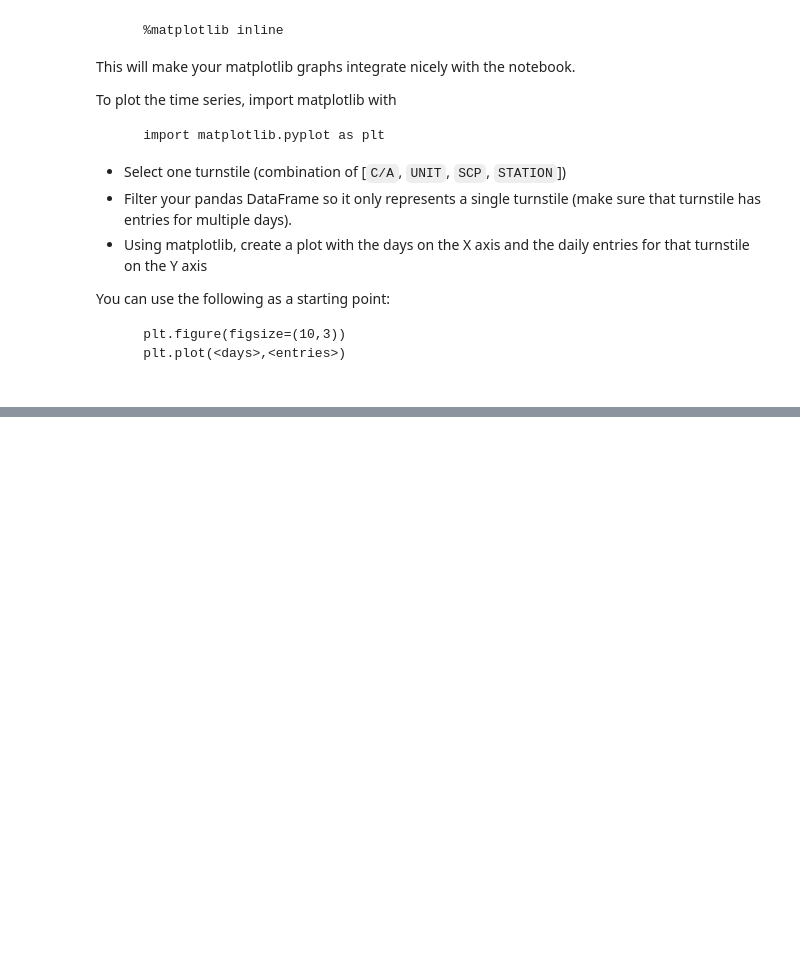
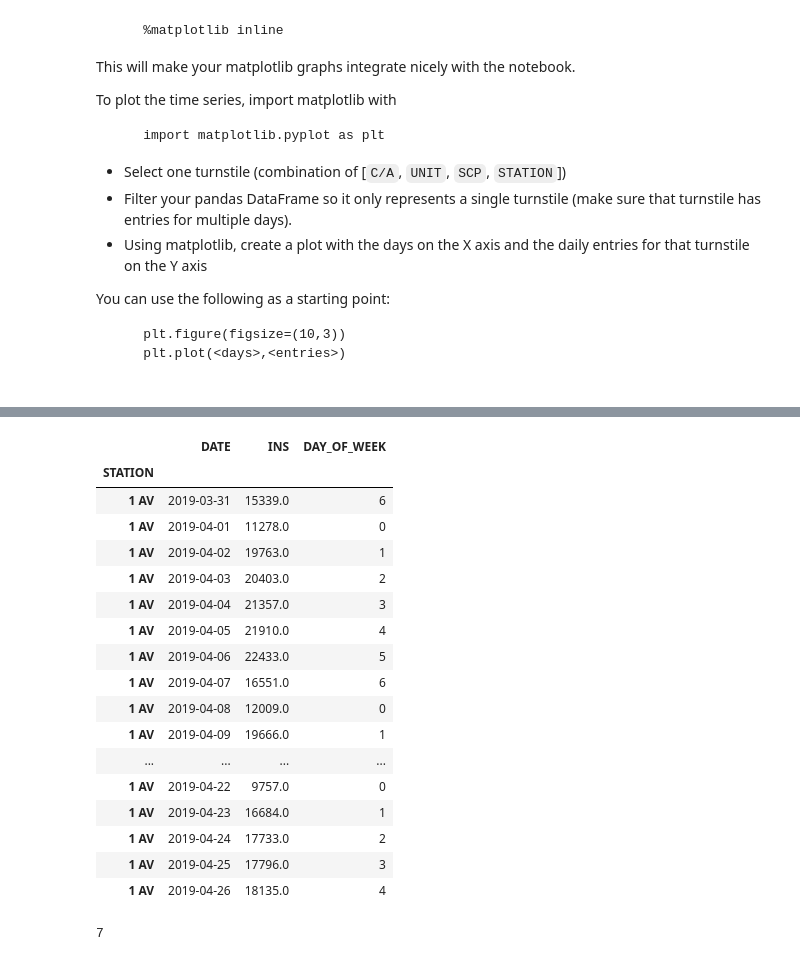
Before and after one commit to ekand/mtacular, a Jupyter notebook: notebooks/eric_challenge1.ipynb, the cells around one changed output, grey strips where cells are left out. Cells and saved outputs as stored; diff of their text form; code cells hidden in the pictures; blank space fills up the shorter version.

```diff
--- a/notebooks/eric_challenge1.ipynb
+++ b/notebooks/eric_challenge1.ipynb
@@ -182,0 +289,31 @@ plt.xticks(rotation='vertical')
+# %%
+#mta_sta_sum.reset_index(level='DATE',inplace=True)
+mta_sta_sum['DAY_OF_WEEK'] = mta_sta_sum['DATE'].dt.dayofweek
+wk = pd.Timedelta(1,unit='W')
+sta0 = mta_sta_sum.loc['1 AV']
+sta0
+week_count_list = []
+# %% [output]
+|  | DATE | INS | DAY_OF_WEEK |
+| STATION |  |  |  |
+| 1 AV | 2019-03-31 | 15339.0 | 6 |
+| 1 AV | 2019-04-01 | 11278.0 | 0 |
+| 1 AV | 2019-04-02 | 19763.0 | 1 |
+| 1 AV | 2019-04-03 | 20403.0 | 2 |
+| 1 AV | 2019-04-04 | 21357.0 | 3 |
+| 1 AV | 2019-04-05 | 21910.0 | 4 |
+| 1 AV | 2019-04-06 | 22433.0 | 5 |
+| 1 AV | 2019-04-07 | 16551.0 | 6 |
+| 1 AV | 2019-04-08 | 12009.0 | 0 |
+| 1 AV | 2019-04-09 | 19666.0 | 1 |
+| ... | ... | ... | ... |
+| 1 AV | 2019-04-22 | 9757.0 | 0 |
+| 1 AV | 2019-04-23 | 16684.0 | 1 |
+| 1 AV | 2019-04-24 | 17733.0 | 2 |
+| 1 AV | 2019-04-25 | 17796.0 | 3 |
+| 1 AV | 2019-04-26 | 18135.0 | 4 |
+# %%
+
+wk.days
+# %% [output]
+7
```
Also changed, not shown: parts of 16 cells of this notebook.
